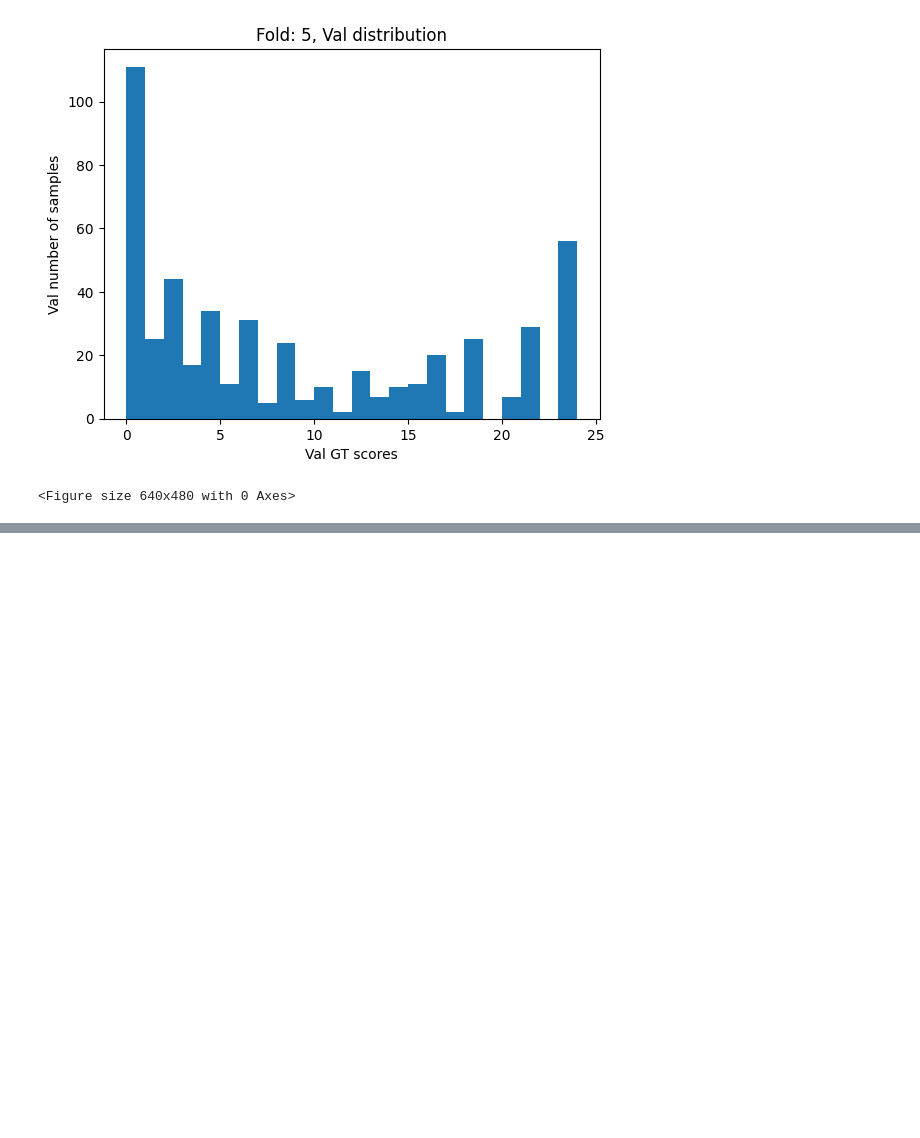
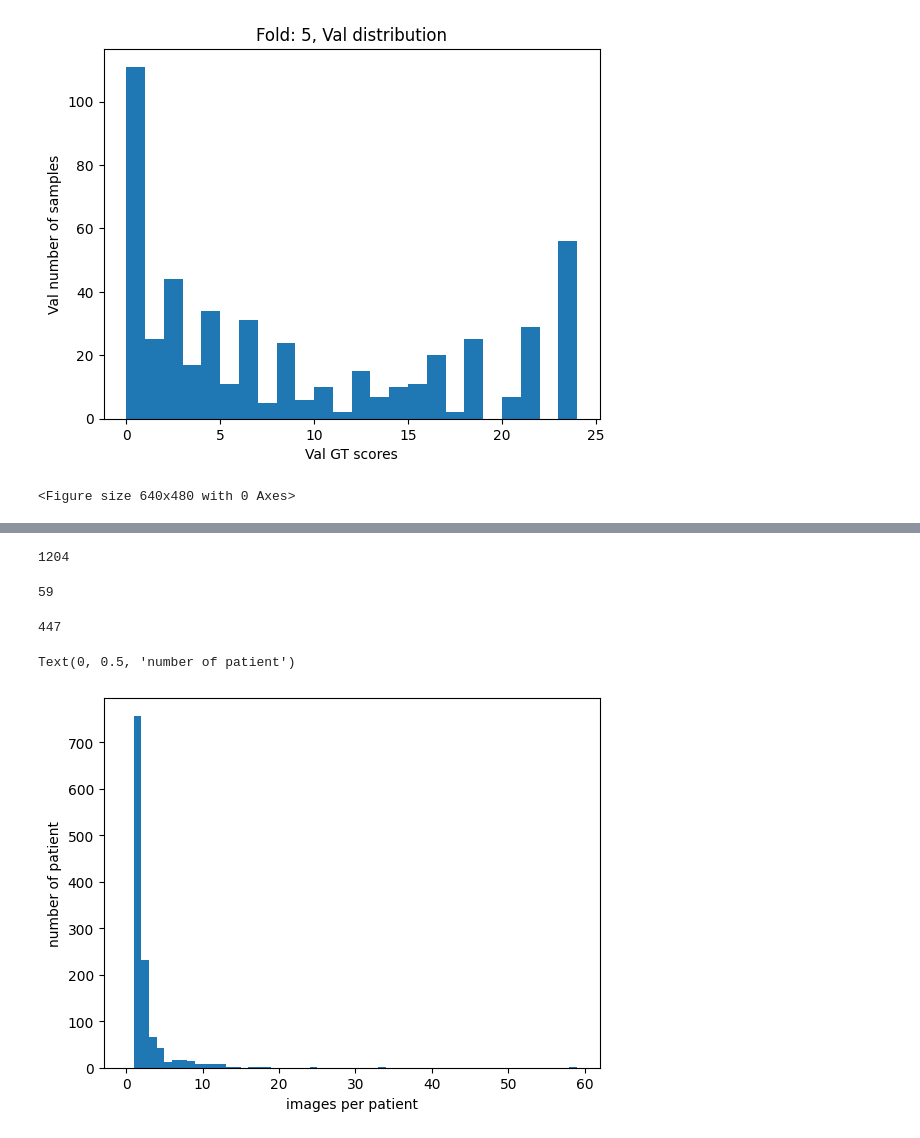
Before and after one commit to cgarchbold/midrc_challenge_2023, a Jupyter notebook: EDA.ipynb, the cells around one changed output, grey strips where cells are left out. Cells and saved outputs as stored; diff of their text form; code cells hidden in the pictures; blank space fills up the shorter version.

```diff
--- a/EDA.ipynb
+++ b/EDA.ipynb
@@ -189,0 +193,9 @@ Val indices:
+# %%
+with open('../data/resized_224X224/label_info/labels.json',"r") as label_info:
+    label_info=json.load(label_info)
+# %%
+patient_count_dict=dict()
+for cur_img_info in label_info:
+    patient_count_dict[cur_img_info['PatientID']]=0
+for cur_img_info in label_info:
+    patient_count_dict[cur_img_info['PatientID']]+=1
@@ -189,0 +222,27 @@ Val indices:
+# %%
+multiple_count=0
+
+images_per_patient=[]
+for key in patient_count_dict.keys():
+    if patient_count_dict[key]>1:
+        multiple_count+=1
+    images_per_patient.append(patient_count_dict[key])
+# %%
+len(images_per_patient)
+# %% [output]
+1204
+# %%
+max(images_per_patient)
+# %% [output]
+59
+# %%
+multiple_count
+# %% [output]
+447
+# %%
+plt.hist(images_per_patient,[x for x in range(60)])
+plt.xlabel("images per patient")
+plt.ylabel("number of patient")
+# %% [output]
+Text(0, 0.5, 'number of patient')
+[figure, added]
```
Also changed, not shown: parts of 3 cells of this notebook, 7 other files.
